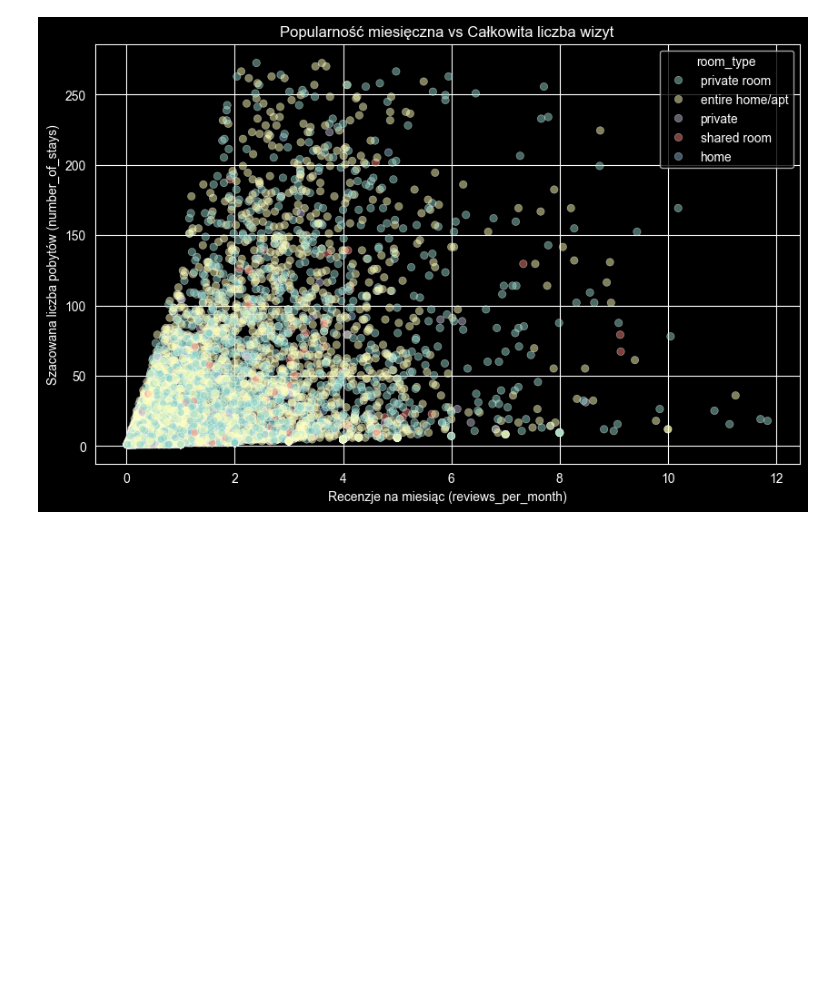
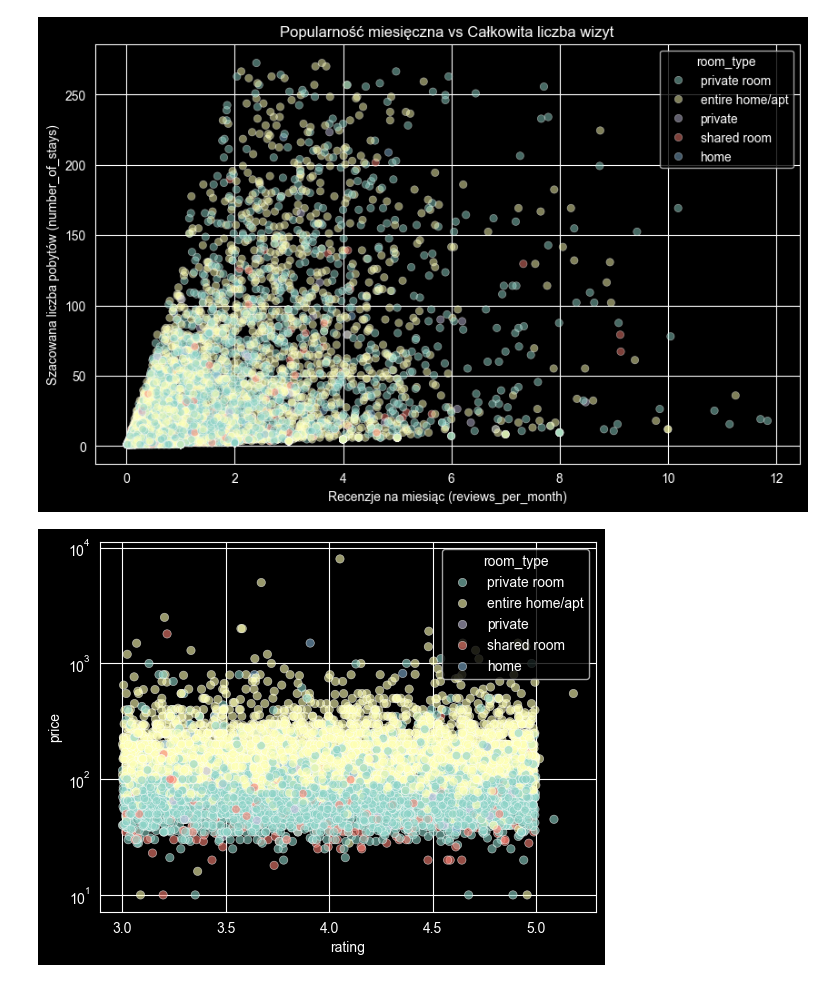
Before and after one commit to hubert21377/Data_Analysis_Workshops, a Jupyter notebook: zad1.ipynb, the cells around one changed output. Cells and saved outputs as stored; diff of their text form; code cells hidden in the pictures; blank space fills up the shorter version.

```diff
--- a/zad1.ipynb
+++ b/zad1.ipynb
@@ -149,3 +149,9 @@ plt.ylabel('Szacowana liczba pobytów (number_of_stays)')
 plt.show()
 # %% [output]
 [figure]
+# %%
+sns.scatterplot(data=airbnb, y='price', x='rating', hue='room_type', alpha=0.6)
+plt.yscale('log')
+plt.show()
+# %% [output]
+[figure, added]
```
